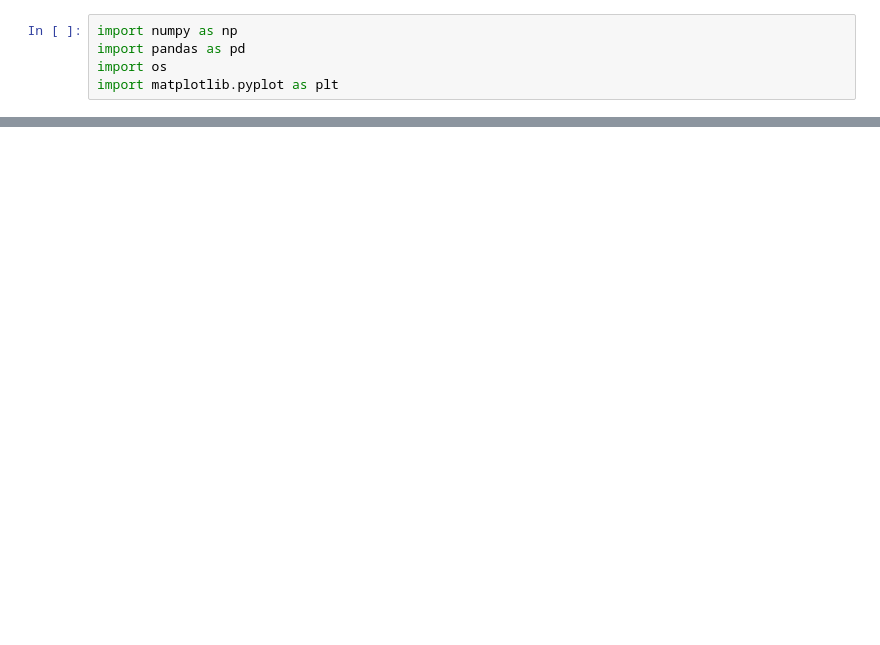
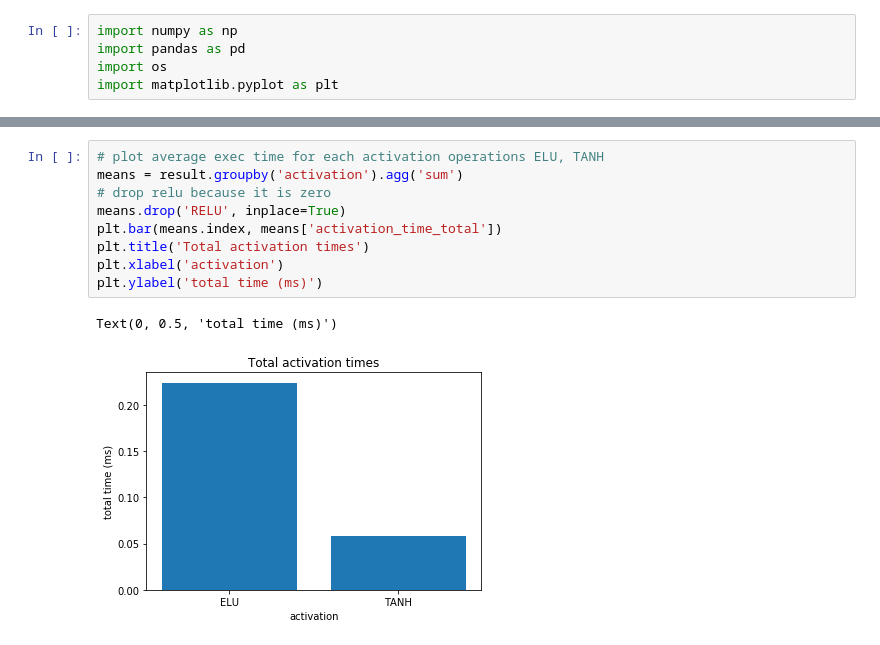
Before and after one commit to sobir-git/BechmarkingInferenceNNMobile, a Jupyter notebook: visualize_results_0.ipynb, the cells around one changed output, grey strips where cells are left out. Drawn from its saved outputs; the diff is of its cells as text; blank space fills up the shorter version.

```diff
--- a/visualize_results_0.ipynb
+++ b/visualize_results_0.ipynb
@@ -110,0 +126,12 @@ plt.show()
+# %%
+# plot average exec time for each activation operations ELU, TANH
+means = result.groupby('activation').agg('sum')
+# drop relu because it is zero
+means.drop('RELU', inplace=True)
+plt.bar(means.index, means['activation_time_total'])
+plt.title('Total activation times')
+plt.xlabel('activation')
+plt.ylabel('total time (ms)')
+# %% [output]
+Text(0, 0.5, 'total time (ms)')
+[figure, added]
```
Also changed, not shown: parts of 6 cells of this notebook, 5 other files.
